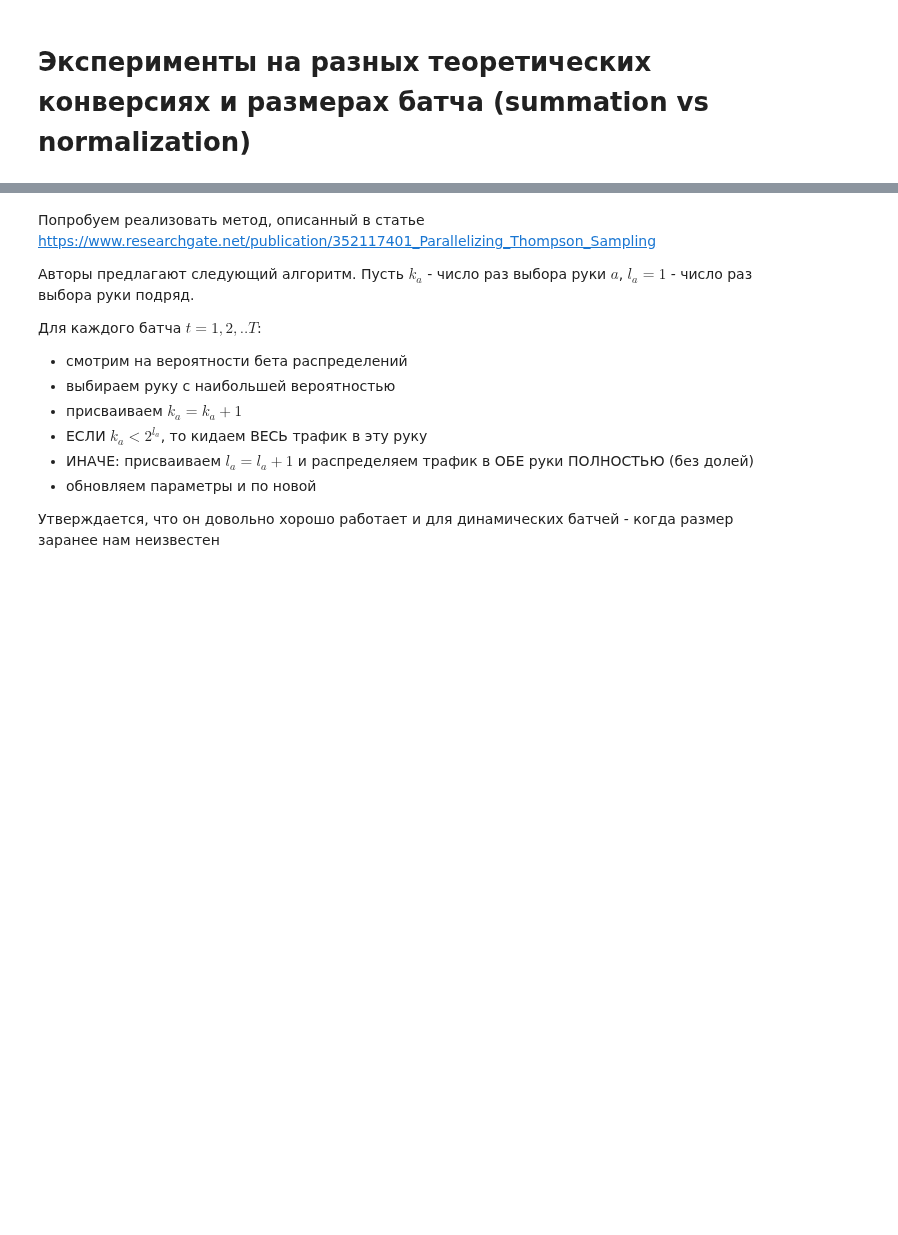
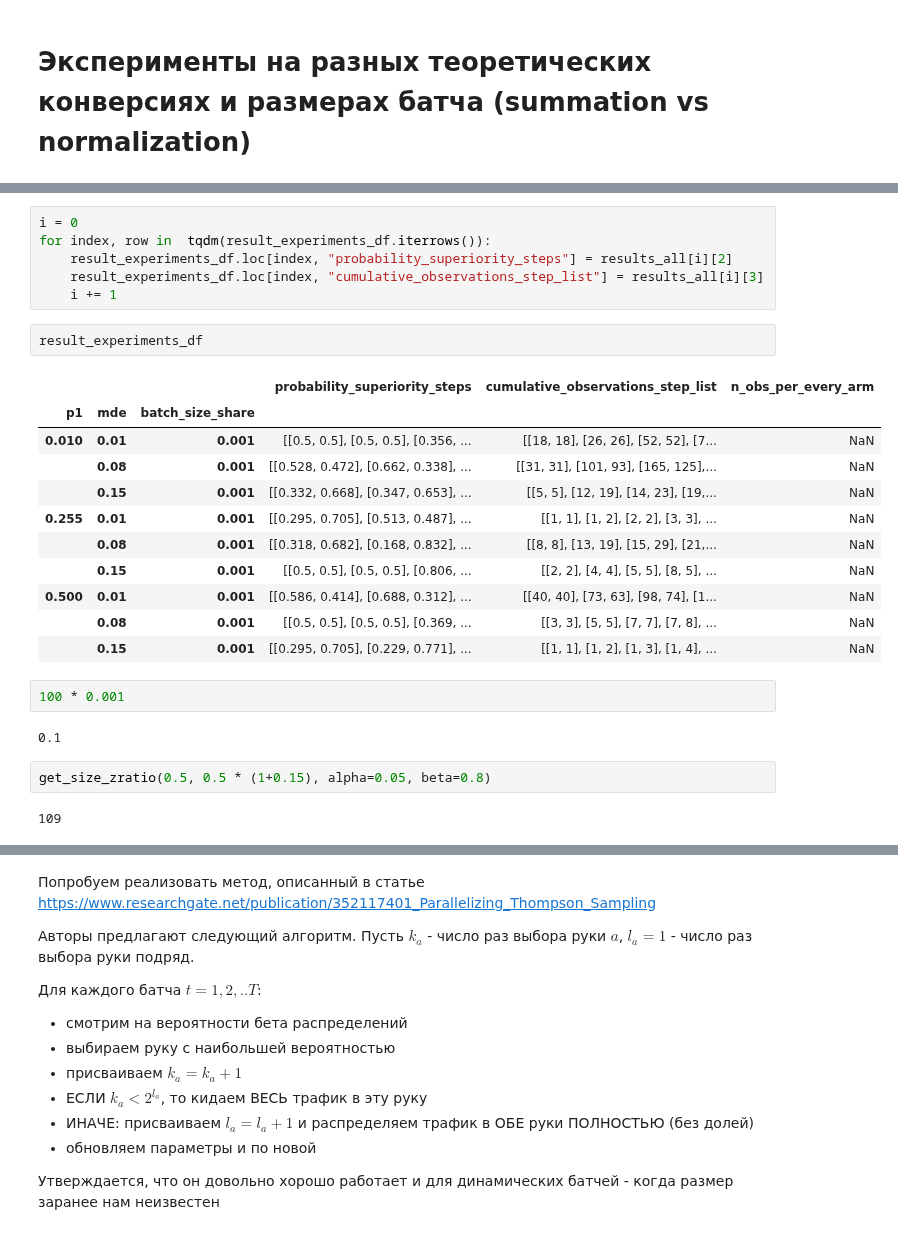
Before and after one commit to iakubovskii7/AB, a Jupyter notebook: MAB_theory_implementing.ipynb, the cells around one changed output, grey strips where cells are left out. Saved outputs shown, nothing was run; the diff lists cells and outputs as text; blank space fills up the shorter version.

Commit message:
add MAB experiment design

```diff
--- a/MAB_theory_implementing.ipynb
+++ b/MAB_theory_implementing.ipynb
@@ -236,0 +107,28 @@ for index, row in  tqdm(result_experiments_df.iterrows()):
+# %%
+i = 0
+for index, row in  tqdm(result_experiments_df.iterrows()):
+    result_experiments_df.loc[index, "probability_superiority_steps"] = results_all[i][2]
+    result_experiments_df.loc[index, "cumulative_observations_step_list"] = results_all[i][3]
+    i += 1
+# %%
+result_experiments_df
+# %% [output]
+|  |  |  | probability_superiority_steps | cumulative_observations_step_list | n_obs_per_every_arm |
+| p1 | mde | batch_size_share |  |  |  |
+| 0.010 | 0.01 | 0.001 | [[0.5, 0.5], [0.5, 0.5], [0.356, ... | [[18, 18], [26, 26], [52, 52], [7... | NaN |
+|  | 0.08 | 0.001 | [[0.528, 0.472], [0.662, 0.338], ... | [[31, 31], [101, 93], [165, 125],... | NaN |
+|  | 0.15 | 0.001 | [[0.332, 0.668], [0.347, 0.653], ... | [[5, 5], [12, 19], [14, 23], [19,... | NaN |
+| 0.255 | 0.01 | 0.001 | [[0.295, 0.705], [0.513, 0.487], ... | [[1, 1], [1, 2], [2, 2], [3, 3], ... | NaN |
+|  | 0.08 | 0.001 | [[0.318, 0.682], [0.168, 0.832], ... | [[8, 8], [13, 19], [15, 29], [21,... | NaN |
+|  | 0.15 | 0.001 | [[0.5, 0.5], [0.5, 0.5], [0.806, ... | [[2, 2], [4, 4], [5, 5], [8, 5], ... | NaN |
+| 0.500 | 0.01 | 0.001 | [[0.586, 0.414], [0.688, 0.312], ... | [[40, 40], [73, 63], [98, 74], [1... | NaN |
+|  | 0.08 | 0.001 | [[0.5, 0.5], [0.5, 0.5], [0.369, ... | [[3, 3], [5, 5], [7, 7], [7, 8], ... | NaN |
+|  | 0.15 | 0.001 | [[0.295, 0.705], [0.229, 0.771], ... | [[1, 1], [1, 2], [1, 3], [1, 4], ... | NaN |
+# %%
+100 * 0.001
+# %% [output]
+0.1
+# %%
+get_size_zratio(0.5, 0.5 * (1+0.15), alpha=0.05, beta=0.8)
+# %% [output]
+109
```
Also changed, not shown: parts of 11 cells of this notebook, 3 other files.
